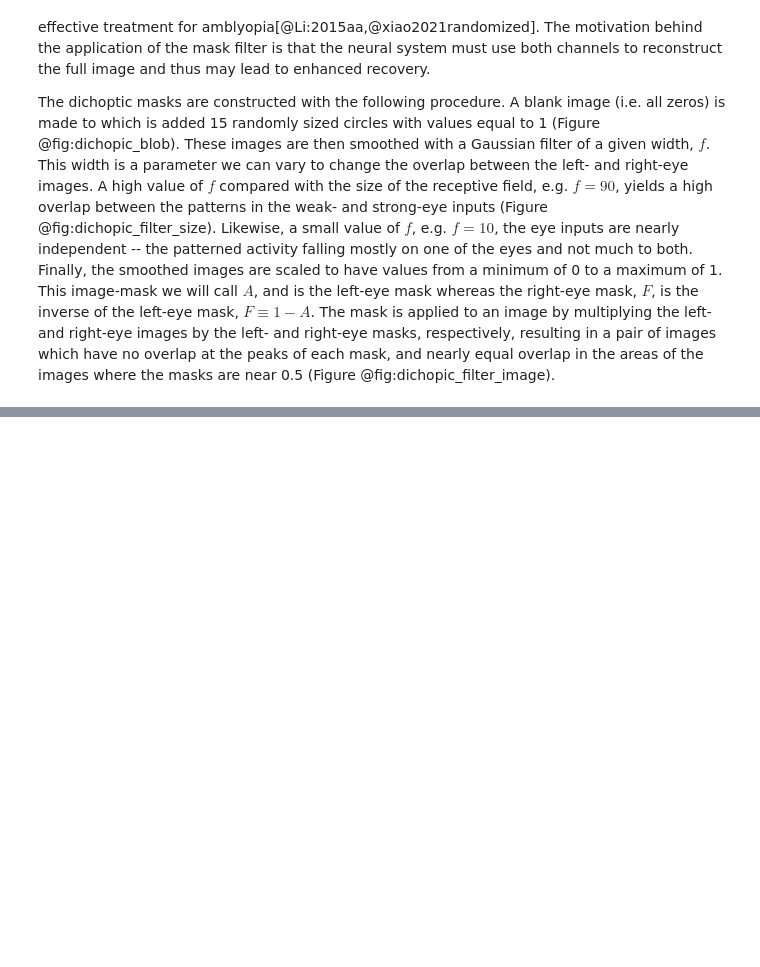
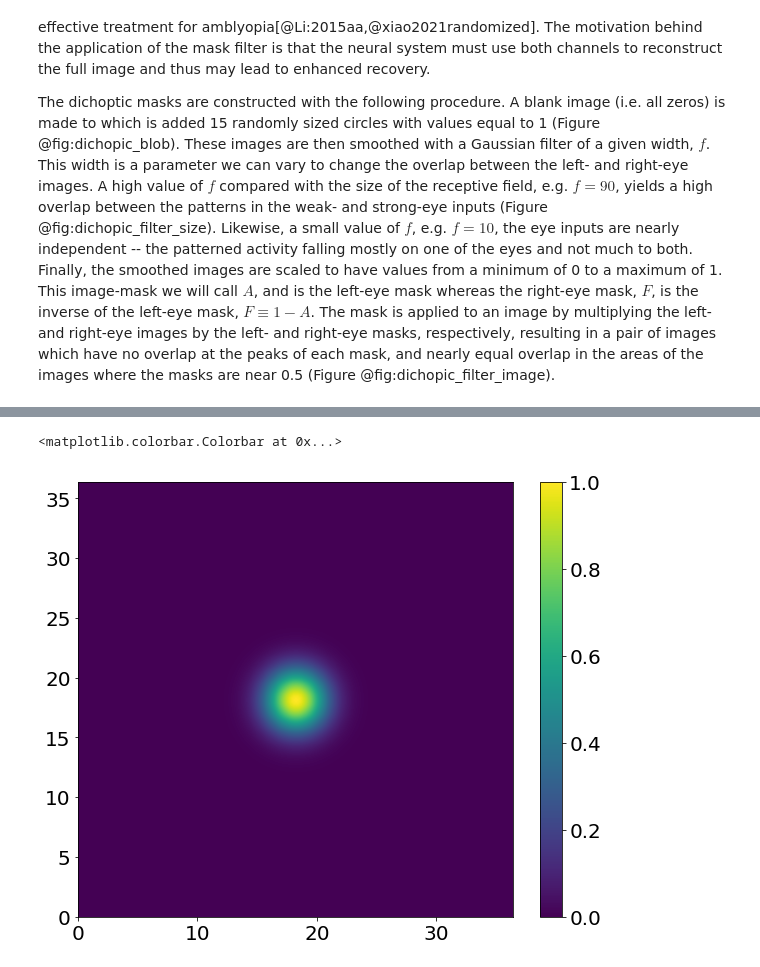
Before and after one commit to bblais/Amblyopia-Simulation, a Jupyter notebook: Treatment Models.ipynb, the cells around one changed output, grey strips where cells are left out. Drawn from its saved outputs; the diff is of its cells as text; code cells hidden in the pictures; blank space fills up the shorter version.

```diff
--- a/Treatment Models.ipynb
+++ b/Treatment Models.ipynb
@@ -135,0 +230,12 @@ The dichoptic masks are constructed with the following procedure.  A blank image
+# %%
+fsig=20 # pixels
+f=gaussian2d(x,y,mx//2,my//2,fsig)
+#f=f[(my//2-3*fsig):(my//2+3*fsig),(mx//2-3*fsig):(mx//2+3*fsig)]
+f=f[(my//2-200):(my//2+200),(mx//2-200):(mx//2+200)]
+
+plt.grid(False)
+imshow(f,extent=[0,pixel2deg(f.shape[1]),0,pixel2deg(f.shape[0])])
+plt.colorbar()
+# %% [output]
+<matplotlib.colorbar.Colorbar at 0x...>
+[figure, added]
```
Also changed, not shown: parts of 18 cells of this notebook, 27 other files.
